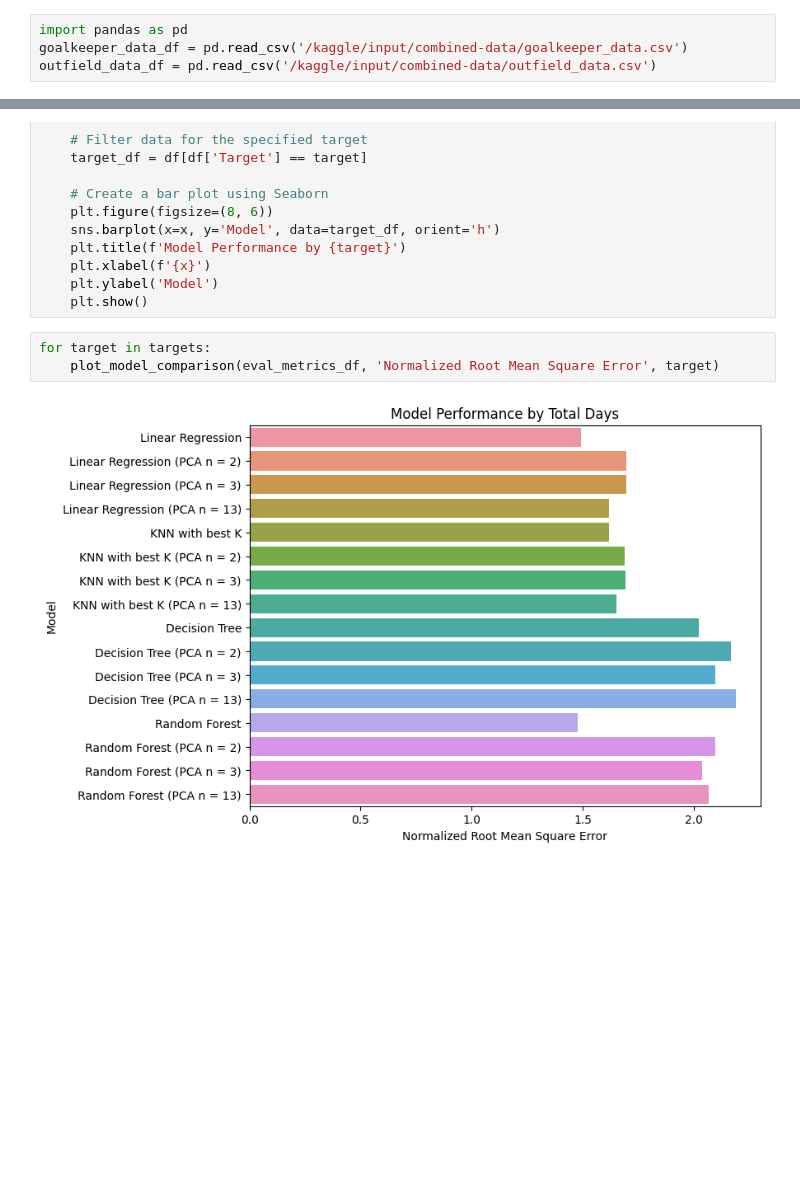
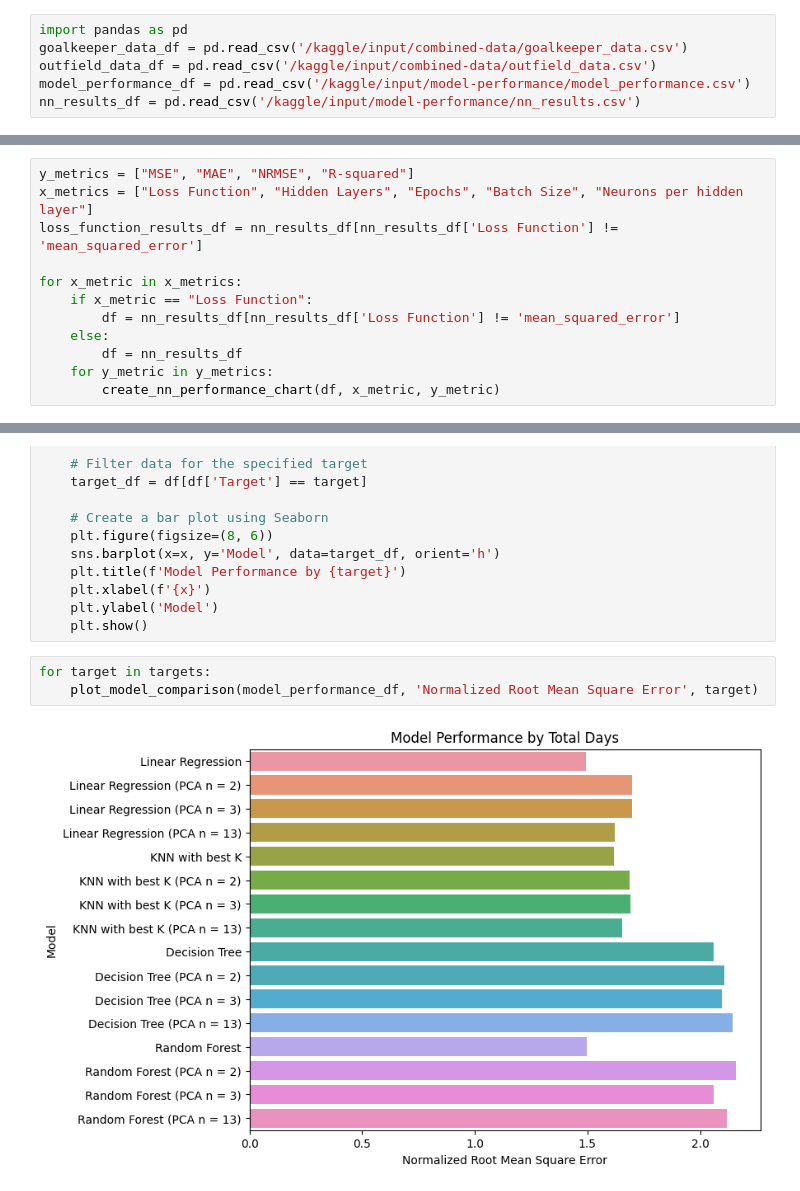
Before and after one commit to tsumian/MA4199-Injury-Prediction, a Jupyter notebook: ma4199-predictive-model.ipynb, the cells around one changed output, grey strips where cells are left out. Cells and saved outputs as stored; diff of their text form; blank space fills up the shorter version.

Commit message:
Kaggle Notebook | MA4199 Predictive Model | Version 6

```diff
--- a/ma4199-predictive-model.ipynb
+++ b/ma4199-predictive-model.ipynb
@@ -2,6 +22,8 @@
 import pandas as pd
 goalkeeper_data_df = pd.read_csv('/kaggle/input/combined-data/goalkeeper_data.csv')
 outfield_data_df = pd.read_csv('/kaggle/input/combined-data/outfield_data.csv')
+model_performance_df = pd.read_csv('/kaggle/input/model-performance/model_performance.csv')
+nn_results_df = pd.read_csv('/kaggle/input/model-performance/nn_results.csv')
 # %% [markdown]
 # Splitting the dataset
 First we split the dataset (outfield players and goalkeepers) into training and test data.
@@ -779,0 +918,12 @@ R-squared: 0.9047805796676494
+# %%
+y_metrics = ["MSE", "MAE", "NRMSE", "R-squared"]
+x_metrics = ["Loss Function", "Hidden Layers", "Epochs", "Batch Size", "Neurons per hidden layer"]
+loss_function_results_df = nn_results_df[nn_results_df['Loss Function'] != 'mean_squared_error']
+
+for x_metric in x_metrics:
+    if x_metric == "Loss Function":
+        df = nn_results_df[nn_results_df['Loss Function'] != 'mean_squared_error']
+    else:
+        df = nn_results_df
+    for y_metric in y_metrics:
+        create_nn_performance_chart(df, x_metric, y_metric)
@@ -805,6 +981,6 @@ def plot_model_comparison(df, x, target):
     plt.show()
 # %%
 for target in targets:
-    plot_model_comparison(eval_metrics_df, 'Normalized Root Mean Square Error', target)
+    plot_model_comparison(model_performance_df, 'Normalized Root Mean Square Error', target)
 # %% [output]
-[figure, old version]
+[figure, new version]
```
Also changed, not shown: parts of 24 cells of this notebook.
